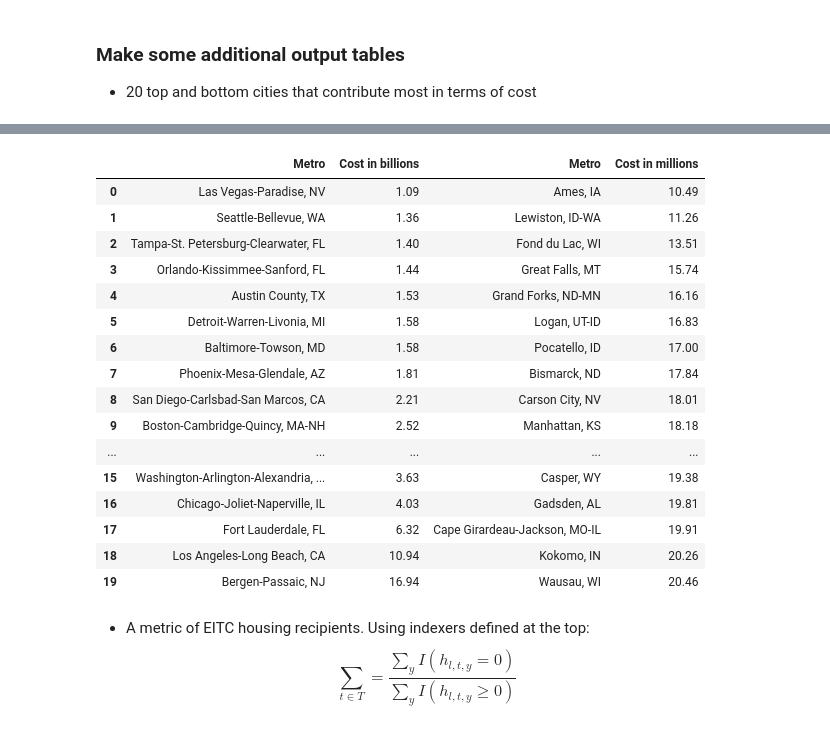
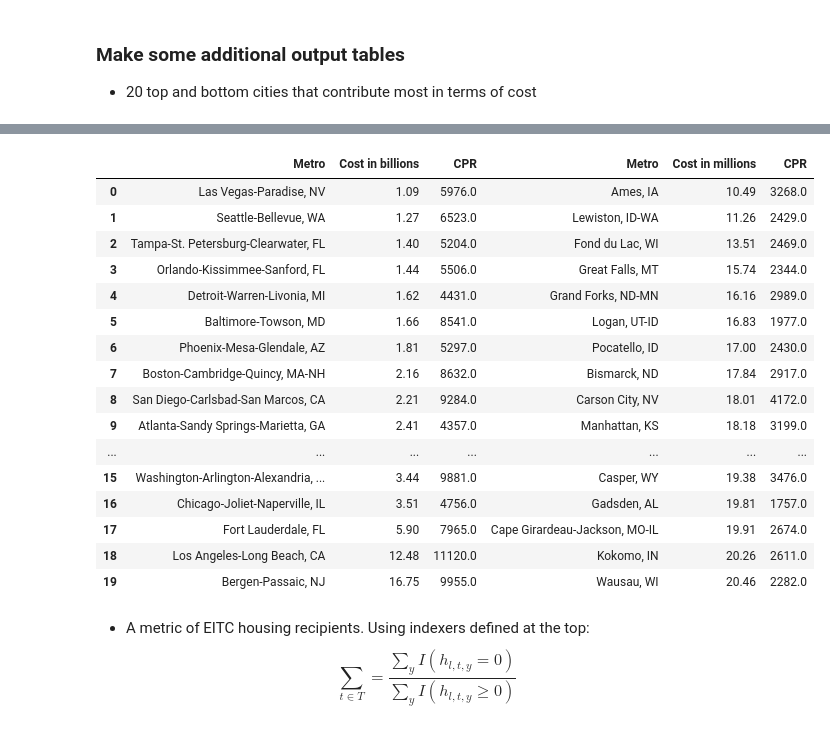
Before and after one commit to kiwiPhrases/EITChousing, a Jupyter notebook: EITC Housing Aid Cost Estimation multi.ipynb, the cells around one changed output, grey strips where cells are left out. Drawn from its saved outputs; the diff is of its cells as text; code cells hidden in the pictures.

```diff
--- a/EITC Housing Aid Cost Estimation multi.ipynb
+++ b/EITC Housing Aid Cost Estimation multi.ipynb
@@ -518,10 +530,17 @@ Name: Areaname, dtype: object
 - 20 top and bottom cities that contribute most in terms of cost
 # %%
 ##make the top 20 and bottom 20 table of expenditures
-cost_per_metro = disaggregated.sum(axis=1).unstack(level=0).sum(axis=1).sort_values()
+cost_per_metro = disaggregated.sum(axis=1).unstack(level=0).sum(axis=1)
+# %%
+cost_per_metro = pd.concat([cost_per_metro, pop_figs], axis=1)
+cost_per_metro.columns = ['cost', 'recipients']
+cost_per_metro['cost_per_recipient'] = (cost_per_metro.cost/cost_per_metro.recipients).round(0)
+# %%
+cost_per_metro.head()
+cost_per_metro.sort_values("cost", inplace=True)
 # %%
 bottom_20_cbsa = cost_per_metro.iloc[:20].index
-bottom_20_costs = pd.concat([fmr_o.loc[bottom_20_cbsa].Areaname, cost_per_metro.iloc[:20]],axis=1)
-bottom_20_costs.columns = ['Metro','Cost']
+bottom_20_costs = pd.concat([fmr_o.loc[bottom_20_cbsa].Areaname, cost_per_metro.iloc[:20][['cost','cost_per_recipient']]],axis=1)
+bottom_20_costs.columns = ['Metro','Cost', 'CPR']
 bottom_20_costs.Cost =(bottom_20_costs.Cost/1e6).round(2)
 bottom_20_costs.rename(columns = {'Cost':"Cost in millions"},inplace=True)
@@ -528,28 +556,28 @@ bottom_20_costs.rename(columns = {'Cost':"Cost in millions"},inplace=True)
 # %%
 top_20_cbsa = cost_per_metro.iloc[-20:].index
-top_20_costs = pd.concat([fmr_o.loc[top_20_cbsa].Areaname, cost_per_metro.iloc[-20:]],axis=1)
-top_20_costs.columns = ['Metro','Cost']
+top_20_costs = pd.concat([fmr_o.loc[top_20_cbsa].Areaname, cost_per_metro.iloc[-20:][['cost','cost_per_recipient']]],axis=1)
+top_20_costs.columns = ['Metro','Cost', 'CPR']
 top_20_costs.Cost = (top_20_costs.Cost/1e9).round(2)
 top_20_costs.rename(columns = {'Cost':"Cost in billions"},inplace=True)
 pd.concat([top_20_costs.reset_index(drop=True),bottom_20_costs.reset_index(drop=True)],axis=1)
 # %% [output]
-|  | Metro | Cost in billions | Metro | Cost in millions |
-| 0 | Las Vegas-Paradise, NV | 1.09 | Ames, IA | 10.49 |
-| 1 | Seattle-Bellevue, WA | 1.36 | Lewiston, ID-WA | 11.26 |
-| 2 | Tampa-St. Petersburg-Clearwater, FL | 1.40 | Fond du Lac, WI | 13.51 |
-| 3 | Orlando-Kissimmee-Sanford, FL | 1.44 | Great Falls, MT | 15.74 |
-| 4 | Austin County, TX | 1.53 | Grand Forks, ND-MN | 16.16 |
-| 5 | Detroit-Warren-Livonia, MI | 1.58 | Logan, UT-ID | 16.83 |
-| 6 | Baltimore-Towson, MD | 1.58 | Pocatello, ID | 17.00 |
-| 7 | Phoenix-Mesa-Glendale, AZ | 1.81 | Bismarck, ND | 17.84 |
-| 8 | San Diego-Carlsbad-San Marcos, CA | 2.21 | Carson City, NV | 18.01 |
-| 9 | Boston-Cambridge-Quincy, MA-NH | 2.52 | Manhattan, KS | 18.18 |
-| ... | ... | ... | ... | ... |
-| 15 | Washington-Arlington-Alexandria, ... | 3.63 | Casper, WY | 19.38 |
-| 16 | Chicago-Joliet-Naperville, IL | 4.03 | Gadsden, AL | 19.81 |
-| 17 | Fort Lauderdale, FL | 6.32 | Cape Girardeau-Jackson, MO-IL | 19.91 |
-| 18 | Los Angeles-Long Beach, CA | 10.94 | Kokomo, IN | 20.26 |
-| 19 | Bergen-Passaic, NJ | 16.94 | Wausau, WI | 20.46 |
+|  | Metro | Cost in billions | CPR | Metro | Cost in millions | CPR |
+| 0 | Las Vegas-Paradise, NV | 1.09 | 5976.0 | Ames, IA | 10.49 | 3268.0 |
+| 1 | Seattle-Bellevue, WA | 1.27 | 6523.0 | Lewiston, ID-WA | 11.26 | 2429.0 |
+| 2 | Tampa-St. Petersburg-Clearwater, FL | 1.40 | 5204.0 | Fond du Lac, WI | 13.51 | 2469.0 |
+| 3 | Orlando-Kissimmee-Sanford, FL | 1.44 | 5506.0 | Great Falls, MT | 15.74 | 2344.0 |
+| 4 | Detroit-Warren-Livonia, MI | 1.62 | 4431.0 | Grand Forks, ND-MN | 16.16 | 2989.0 |
+| 5 | Baltimore-Towson, MD | 1.66 | 8541.0 | Logan, UT-ID | 16.83 | 1977.0 |
+| 6 | Phoenix-Mesa-Glendale, AZ | 1.81 | 5297.0 | Pocatello, ID | 17.00 | 2430.0 |
+| 7 | Boston-Cambridge-Quincy, MA-NH | 2.16 | 8632.0 | Bismarck, ND | 17.84 | 2917.0 |
+| 8 | San Diego-Carlsbad-San Marcos, CA | 2.21 | 9284.0 | Carson City, NV | 18.01 | 4172.0 |
+| 9 | Atlanta-Sandy Springs-Marietta, GA | 2.41 | 4357.0 | Manhattan, KS | 18.18 | 3199.0 |
+| ... | ... | ... | ... | ... | ... | ... |
+| 15 | Washington-Arlington-Alexandria, ... | 3.44 | 9881.0 | Casper, WY | 19.38 | 3476.0 |
+| 16 | Chicago-Joliet-Naperville, IL | 3.51 | 4756.0 | Gadsden, AL | 19.81 | 1757.0 |
+| 17 | Fort Lauderdale, FL | 5.90 | 7965.0 | Cape Girardeau-Jackson, MO-IL | 19.91 | 2674.0 |
+| 18 | Los Angeles-Long Beach, CA | 12.48 | 11120.0 | Kokomo, IN | 20.26 | 2611.0 |
+| 19 | Bergen-Passaic, NJ | 16.75 | 9955.0 | Wausau, WI | 20.46 | 2282.0 |
 # %% [markdown]
 - A metric of EITC housing recipients. Using indexers defined at the top:
 $$
```
Also changed, not shown: parts of 17 cells of this notebook.
